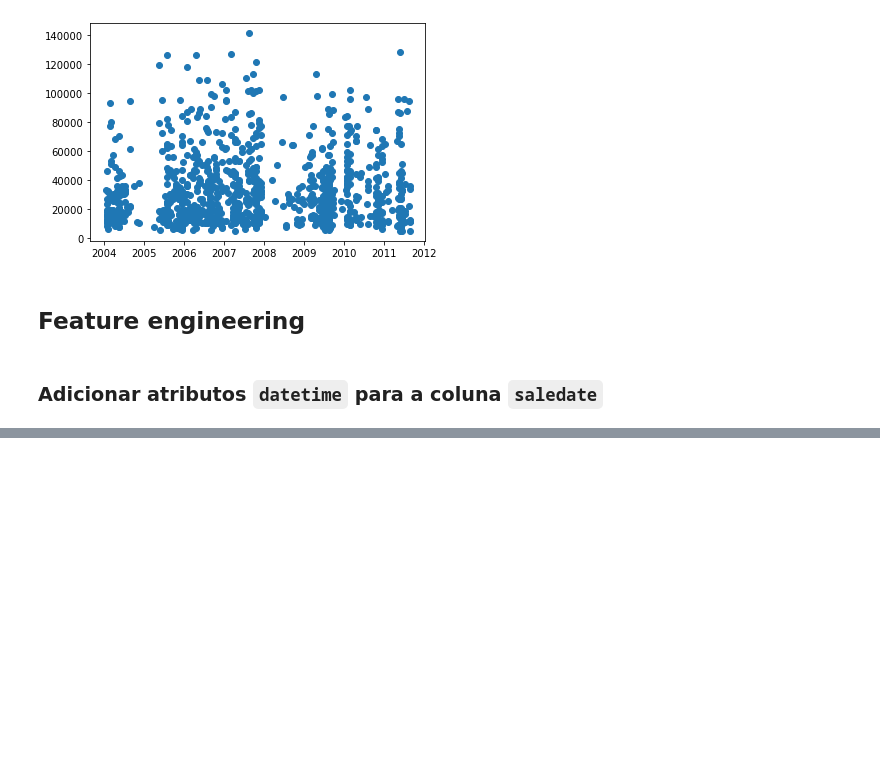
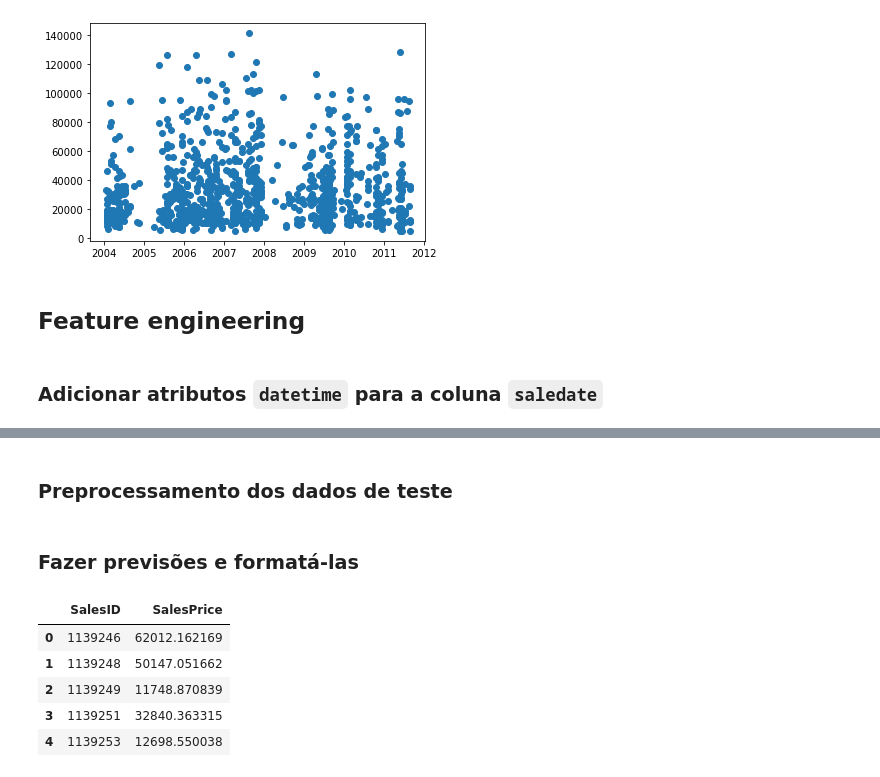
Before and after one commit to willsbit/ztm_datascience-machinelearning, a Jupyter notebook: bulldozer-sales-project.ipynb, the cells around one changed output, grey strips where cells are left out. Saved outputs shown, nothing was run; the diff lists cells and outputs as text; code cells hidden in the pictures; blank space fills up the shorter version.

Commit message:
finalizando o segundo projeto de ML - Bulldozer Sales

```diff
--- a/bulldozer-sales-project.ipynb
+++ b/bulldozer-sales-project.ipynb
@@ -166,0 +410,55 @@ ValueError: could not convert string to float: 'Medium'
+# %%
+df_test = pd.read_csv('data/Train.csv',
+                      low_memory=False,
+                      parse_dates=["saledate"])
+# %% [markdown]
+### Preprocessamento dos dados de teste
+# %%
+def preprocess_data(df):
+    """
+    Pre-processa e transforma um dataframe.
+    """
+    df["saleYear"] = df.saledate.dt.year
+    df["saleMonth"] = df.saledate.dt.month
+    df["saleDay"] = df.saledate.dt.day
+    df["saleDayOfWeek"] = df.saledate.dt.day_of_week
+    df["saleDayOfYear"] = df.saledate.dt.day_of_year
+    df.drop("saledate", axis=1, inplace=True)
+    df.drop("SalePrice", axis=1, inplace=True)
+
+
+    for label, content in df.items():
+        if pd.api.types.is_numeric_dtype(content)\
+        and pd.isnull(content).sum():
+            # adicionar coluna que diz se o dado era faltante ou não
+            df[label+"_is_missing"] = pd.isnull(content)
+            # preencher valores com a mediana
+            df[label] = content.fillna(content.median())
+
+    # transformar valores categóricos em números e preencher os faltantes
+        if not pd.api.types.is_numeric_dtype(content):
+            df[label+"_is_missing"] = pd.isnull(content)
+            df[label] = pd.Categorical(content).codes + 1
+            # +1 porque o default para categoria null é -1
+
+        #ajustar df_test para ter a coluna auctioneerID_is_missing
+        df_test["auctioneerID_is_missing"] = False
+
+    return df
+# %% [markdown]
+### Fazer previsões e formatá-las
+# %%
+df_test = preprocess_data(df_test)
+test_preds = ideal_model.predict(df_test)
+# %%
+df_preds = pd.DataFrame()
+df_preds["SalesID"] = df_test["SalesID"]
+df_preds["SalesPrice"] = test_preds
+df_preds.head()
+# %% [output]
+|  | SalesID | SalesPrice |
+| 0 | 1139246 | 62012.162169 |
+| 1 | 1139248 | 50147.051662 |
+| 2 | 1139249 | 11748.870839 |
+| 3 | 1139251 | 32840.363315 |
+| 4 | 1139253 | 12698.550038 |
```
Also changed, not shown: parts of 38 cells of this notebook.
